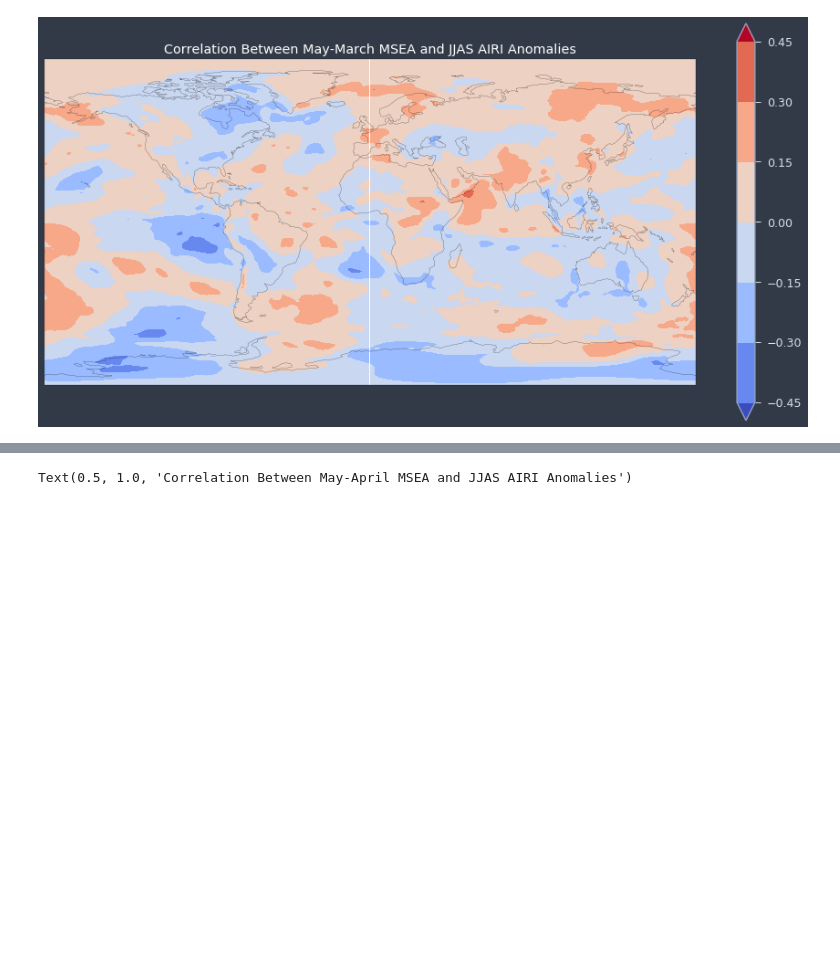
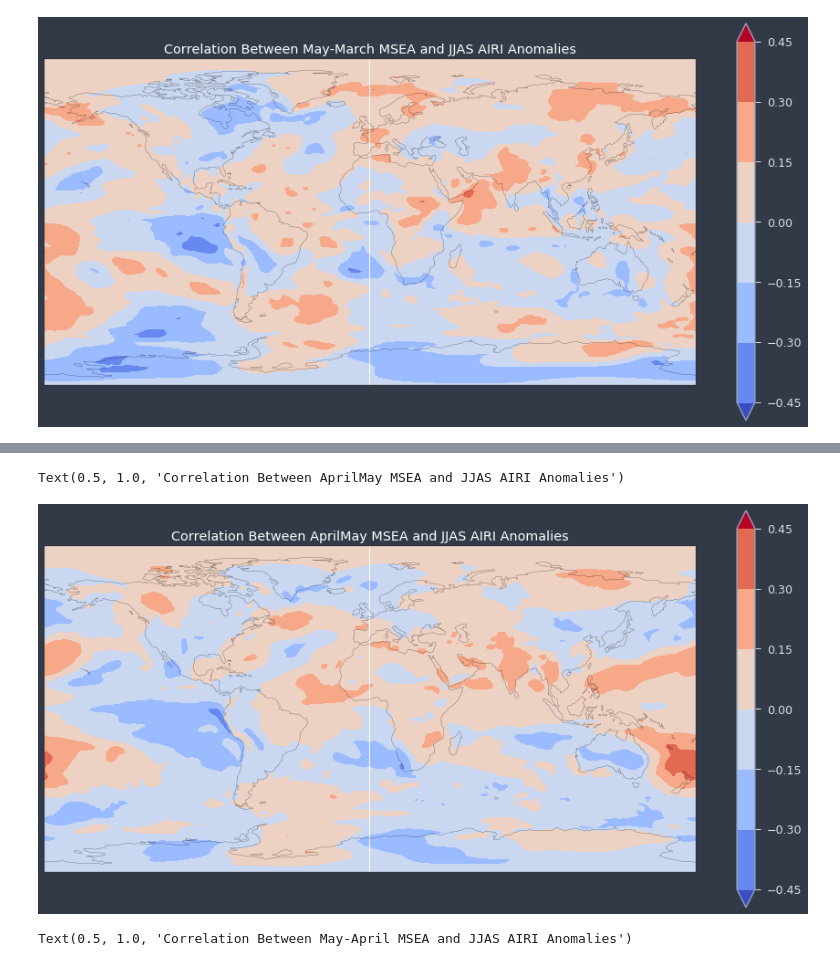
Before and after one commit to medhap02/AllIndiaRainfall, a Jupyter notebook: src/MSEcorrelationsRandom25Removed.ipynb, the cells around one changed output, grey strips where cells are left out. Drawn from its saved outputs; the diff is of its cells as text; code cells hidden in the pictures; blank space fills up the shorter version.

```diff
--- a/src/MSEcorrelationsRandom25Removed.ipynb
+++ b/src/MSEcorrelationsRandom25Removed.ipynb
@@ -434,3 +435,12 @@ Text(0.5, 1.0, 'Correlation Between MarchApril MSEA and JJAS AIRI Anomalies')
+# %%
+mse_am_r = correlation(msea_am,precipa_jjas,dims='time')
+ax = plt.axes(projection=ccrs.PlateCarree())
+mse_am_r.plot.contourf(cmap='coolwarm', extend='both')
+ax.coastlines()
+plt.title('Correlation Between AprilMay MSEA and JJAS AIRI Anomalies', color = 'white')
+# %% [output]
+Text(0.5, 1.0, 'Correlation Between AprilMay MSEA and JJAS AIRI Anomalies')
+[figure, added]
 # %%
 mse_may_apr_r = correlation(msea_may_apr,precipa_jjas,dims='time')
 ax = plt.axes(projection=ccrs.PlateCarree())
```
Also changed, not shown: parts of 3 cells of this notebook.
